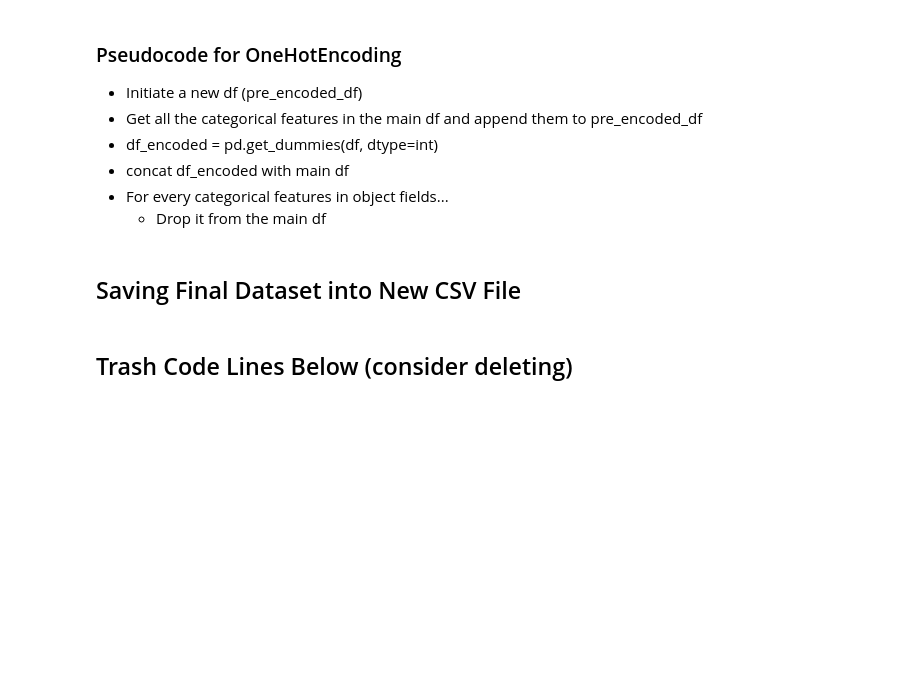
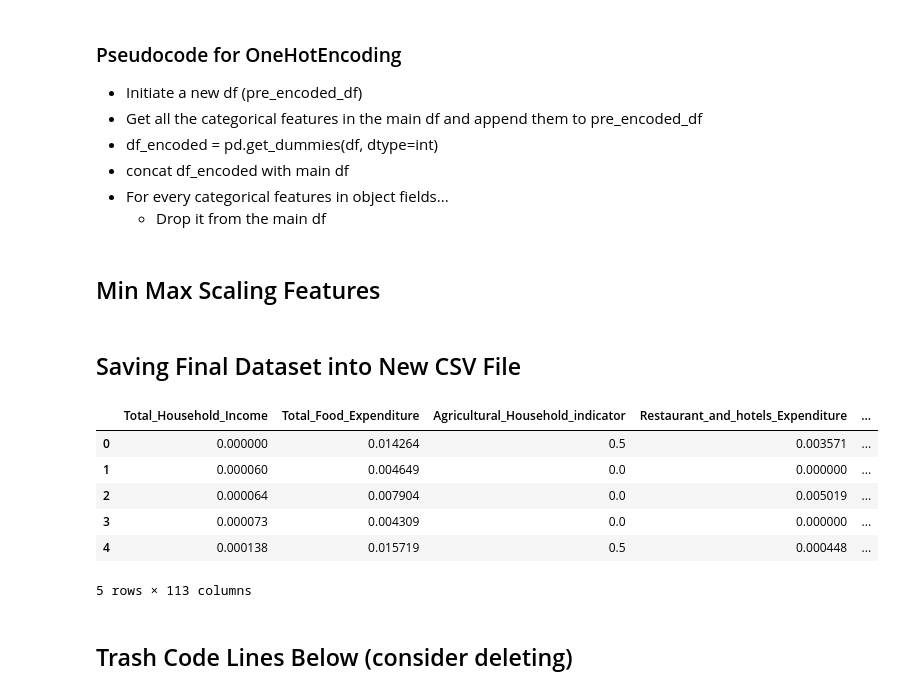
Before and after one commit to Volyzte/dsf-c14-group_3-sprint-project, a Jupyter notebook: Sprint Project_Poverty Prediction.ipynb, the cells around one changed output. Saved outputs shown, nothing was run; the diff lists cells and outputs as text; code cells hidden in the pictures; blank space fills up the shorter version.

```diff
--- a/Sprint Project_Poverty Prediction.ipynb
+++ b/Sprint Project_Poverty Prediction.ipynb
@@ -379,8 +437,24 @@ df = pd.concat([df, df_encoded], axis=1)
 
 for column in object_fields:
   df = df.drop([column], axis=1)
+# %% [markdown]
+## Min Max Scaling Features
+# %%
+numerical_cols = df.select_dtypes(include=['number']).columns
+scaler = MinMaxScaler()
+df[numerical_cols] = scaler.fit_transform(df[numerical_cols])
 # %% [markdown]
 ## Saving Final Dataset into New CSV File
+# %%
+df.head()
+# %% [output]
+|  | Total_Household_Income | Total_Food_Expenditure | Agricultural_Household_indicator | Restaurant_and_hotels_Expenditure | ... |
+| 0 | 0.000000 | 0.014264 | 0.5 | 0.003571 | ... |
+| 1 | 0.000060 | 0.004649 | 0.0 | 0.000000 | ... |
+| 2 | 0.000064 | 0.007904 | 0.0 | 0.005019 | ... |
+| 3 | 0.000073 | 0.004309 | 0.0 | 0.000000 | ... |
+| 4 | 0.000138 | 0.015719 | 0.5 | 0.000448 | ... |
+5 rows × 113 columns
 # %%
 df.to_csv('data/Family_Income_and_Expenditure_Revised.csv', index=False)
 # %% [markdown]
```
Also changed, not shown: parts of 16 cells of this notebook, 2 other files.
